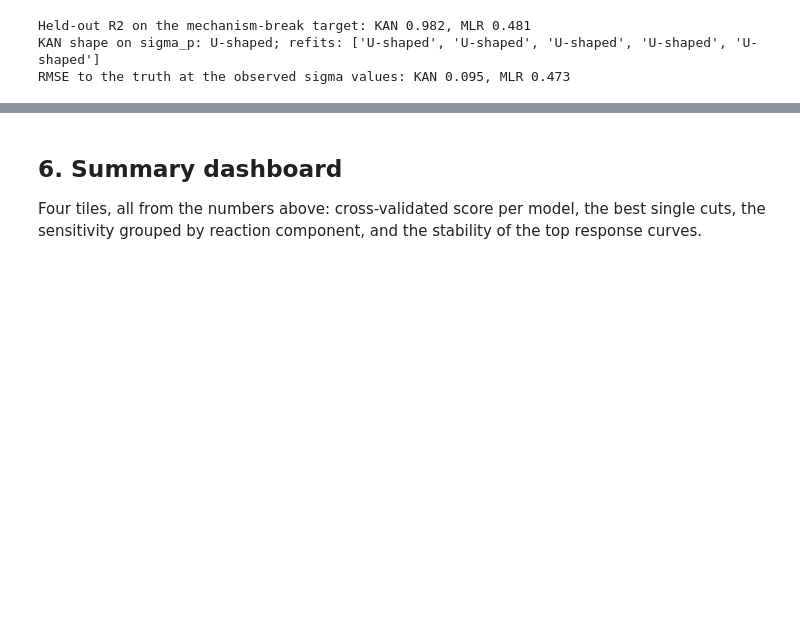
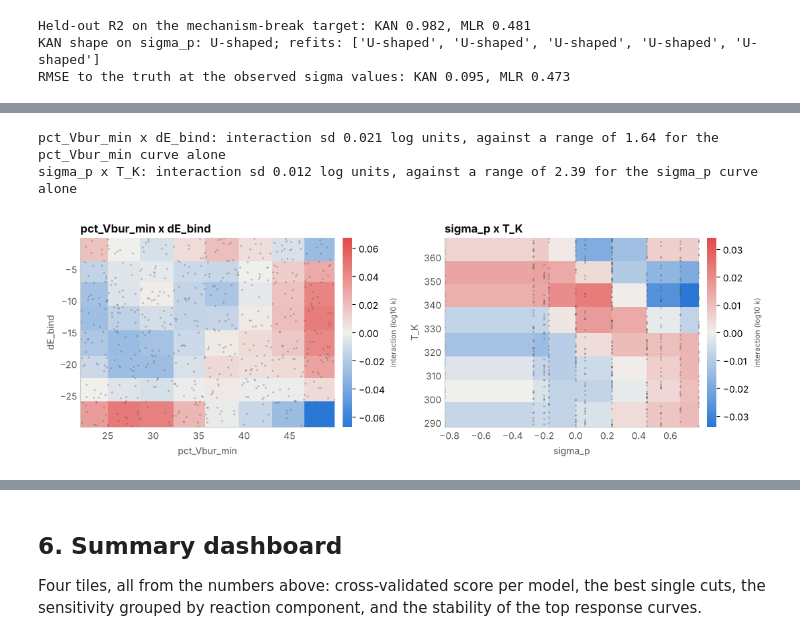
Before and after one commit to gabegomes/pycse, a Jupyter notebook: src/pycse/examples/KAN_Known_Truth_Benchmark.ipynb, the cells around one changed output, grey strips where cells are left out. Drawn from its saved outputs; the diff is of its cells as text; code cells hidden in the pictures; blank space fills up the shorter version.

```diff
--- a/src/pycse/examples/KAN_Known_Truth_Benchmark.ipynb
+++ b/src/pycse/examples/KAN_Known_Truth_Benchmark.ipynb
@@ -863,3 +949,22 @@ RMSE to the truth at the observed sigma values: KAN 0.095, MLR 0.473
+# %%
+# A null check for the interaction reading. The generator adds its terms, so no pair of
+# descriptors interacts: whatever interaction the KAN shows is the reading's noise floor.
+pairs = [("pct_Vbur_min", "dE_bind"), ("sigma_p", "T_K")]
+fig, axes = plt.subplots(1, len(pairs), figsize=(11, 3.8))
+for ax, pair in zip(axes, pairs):
+    inter = accumulated_local_effects_2d(kan, X, feature_names, pair, scaler=scaler, task=TASK, n_bins=8)
+    plot_interaction(ax, inter, label="interaction (log10 k)")
+    main = effects[pair[0]]
+    print(
+        f"{pair[0]} x {pair[1]}: interaction sd {inter.strength:.3f} log units, "
+        f"against a range of {np.ptp(main.y):.2f} for the {pair[0]} curve alone"
+    )
+plt.tight_layout()
+plt.show()
+# %% [output]
+pct_Vbur_min x dE_bind: interaction sd 0.021 log units, against a range of 1.64 for the pct_Vbur_min curve alone
+sigma_p x T_K: interaction sd 0.012 log units, against a range of 2.39 for the sigma_p curve alone
+[figure, added]
 # %% [markdown]
 ### Reading
 
```
Also changed, not shown: parts of 8 cells of this notebook, 3 other files.
